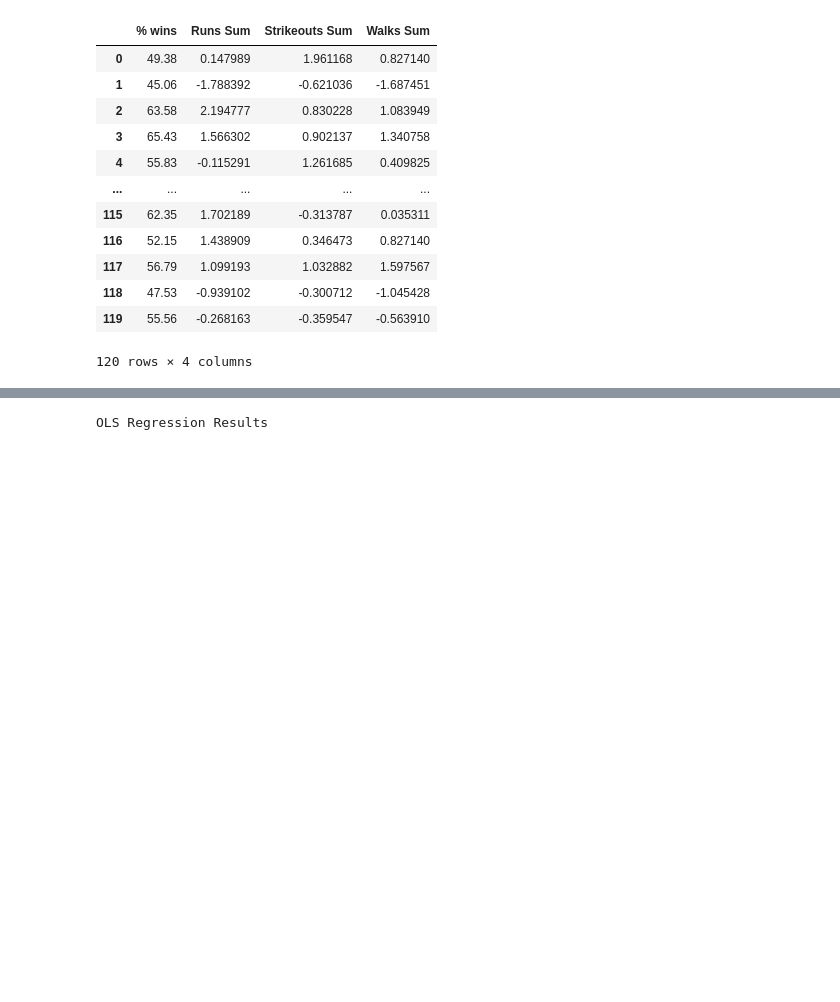
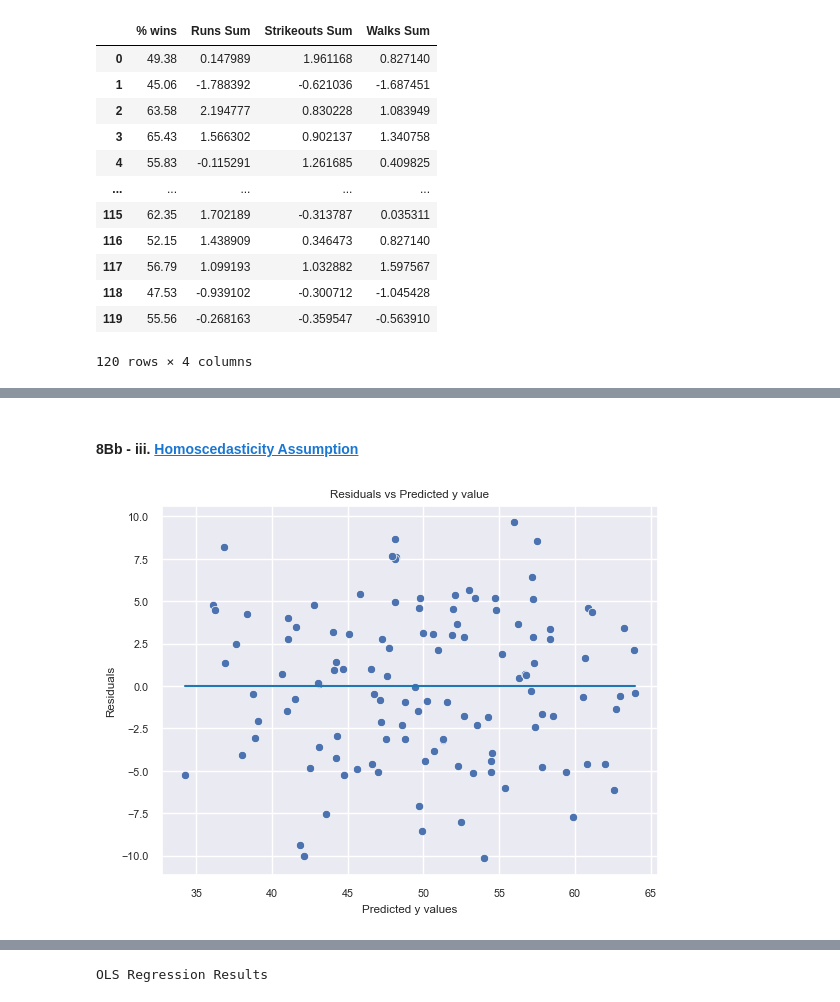
Before and after one commit to AgathaZareth/Capstone_Project, a Jupyter notebook: notebooks/Modeling.ipynb, the cells around one changed output, grey strips where cells are left out. Drawn from its saved outputs; the diff is of its cells as text; code cells hidden in the pictures; blank space fills up the shorter version.

```diff
--- a/notebooks/Modeling.ipynb
+++ b/notebooks/Modeling.ipynb
@@ -1854,0 +1937,18 @@ final_scaled_model_df
+# %% [markdown]
+<a id='Homoscedasticity_Assumption'></a>
+#### 8Bb - iii. [Homoscedasticity Assumption](#Table_of_Contents)
+# %%
+final_model = fit_model(final_model_df)
+
+# plot the residuals against predicted values
+y_pred = final_model.fittedvalues
+
+# check for homoscedasticity
+p = sns.scatterplot(x=y_pred,y=final_model.resid)
+plt.xlabel('Predicted y values')
+plt.ylabel('Residuals')
+#plt.xlim(70,100)
+p = sns.lineplot(x=[y_pred.min(),y_pred.max()],y=[0,0],color='tab:blue')
+p = plt.title('Residuals vs Predicted y value')
+# %% [output]
+[figure, added]
```
Also changed, not shown: parts of 47 cells of this notebook.
